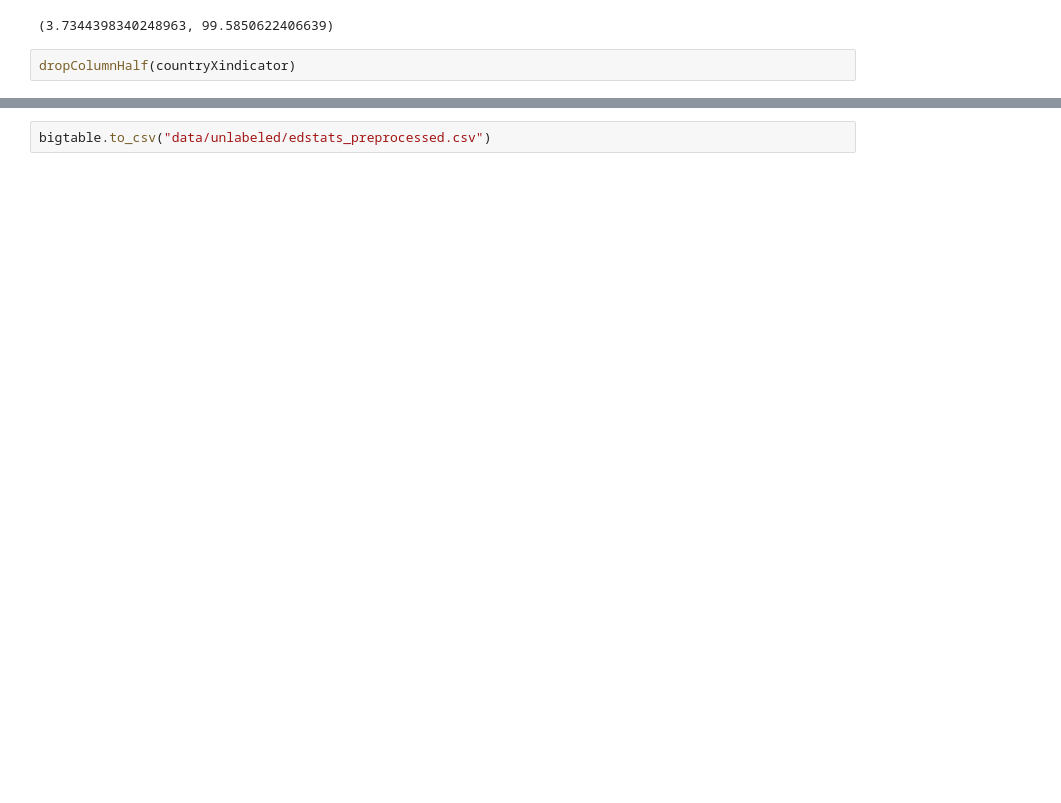
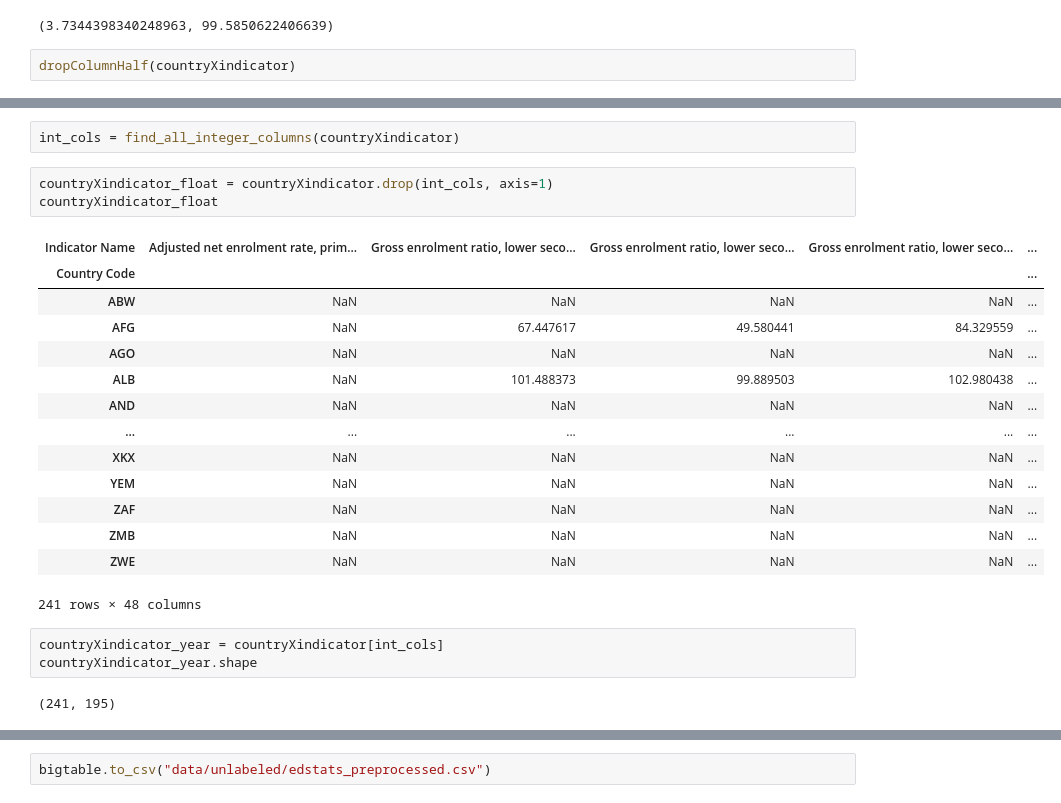
Before and after one commit to MDAIceland/WaterSecurity, a Jupyter notebook: unlabeled_preprocessing/prep_edstats.ipynb, the cells around one changed output, grey strips where cells are left out. Drawn from its saved outputs; the diff is of its cells as text; blank space fills up the shorter version.

```diff
--- a/unlabeled_preprocessing/prep_edstats.ipynb
+++ b/unlabeled_preprocessing/prep_edstats.ipynb
@@ -169,0 +171,25 @@ imputed_countryXindicator
+# %%
+int_cols = find_all_integer_columns(countryXindicator)
+# %%
+countryXindicator_float = countryXindicator.drop(int_cols, axis=1)
+countryXindicator_float
+# %% [output]
+| Indicator Name | Adjusted net enrolment rate, prim... | Gross enrolment ratio, lower seco... | Gross enrolment ratio, lower seco... | Gross enrolment ratio, lower seco... | ... |
+| Country Code |  |  |  |  | ... |
+| ABW | NaN | NaN | NaN | NaN | ... |
+| AFG | NaN | 67.447617 | 49.580441 | 84.329559 | ... |
+| AGO | NaN | NaN | NaN | NaN | ... |
+| ALB | NaN | 101.488373 | 99.889503 | 102.980438 | ... |
+| AND | NaN | NaN | NaN | NaN | ... |
+| ... | ... | ... | ... | ... | ... |
+| XKX | NaN | NaN | NaN | NaN | ... |
+| YEM | NaN | NaN | NaN | NaN | ... |
+| ZAF | NaN | NaN | NaN | NaN | ... |
+| ZMB | NaN | NaN | NaN | NaN | ... |
+| ZWE | NaN | NaN | NaN | NaN | ... |
+241 rows × 48 columns
+# %%
+countryXindicator_year = countryXindicator[int_cols]
+countryXindicator_year.shape
+# %% [output]
+(241, 195)
```
Also changed, not shown: parts of 38 cells of this notebook, 1 other file.
